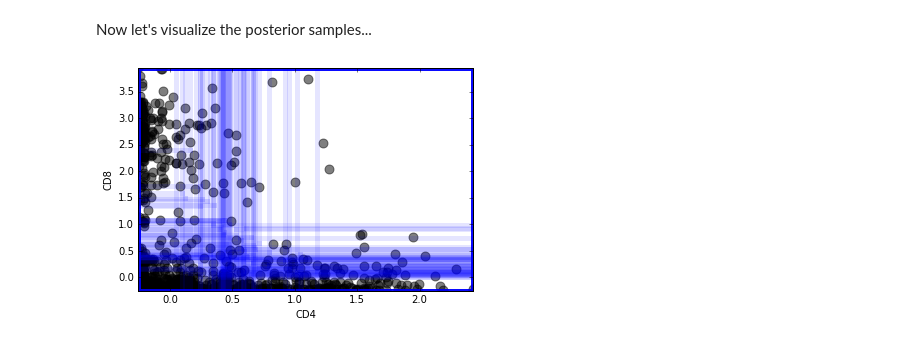
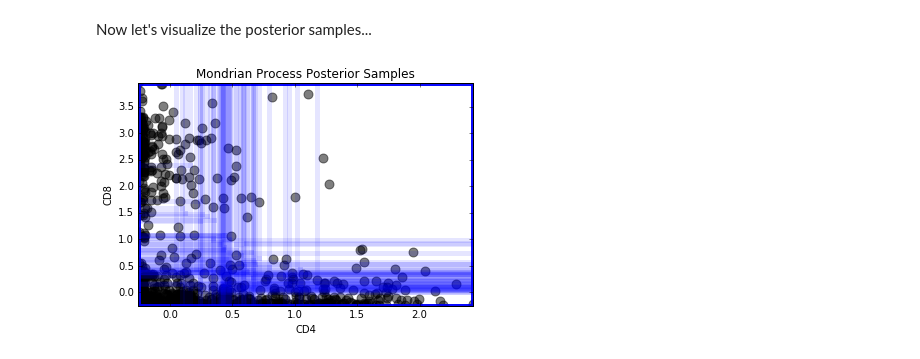
Before and after one commit to enalisnick/blog_sandbox, a Jupyter notebook: Flow_Cytometry_Mondrian_Processes.ipynb, the cells around one changed output. Drawn from its saved outputs; the diff is of its cells as text; code cells hidden in the pictures.

Commit message:
added title to posterior plot

```diff
--- a/Flow_Cytometry_Mondrian_Processes.ipynb
+++ b/Flow_Cytometry_Mondrian_Processes.ipynb
@@ -390,13 +390,14 @@ Now let's visualize the posterior samples...
 # %%
 #### plt.figure()
 
 print_posterior(data_2d, samples, trans_level=.05, color='b')
 
 plt.xlabel("CD4")
 plt.ylabel("CD8")
-plt.title("")
+plt.title("Mondrian Process Posterior Samples")
+
 plt.xlim([x_min, x_max])
 plt.ylim([y_min, y_max])
 plt.show()
 # %% [output]
-[figure, old version]
+[figure, new version]
```
